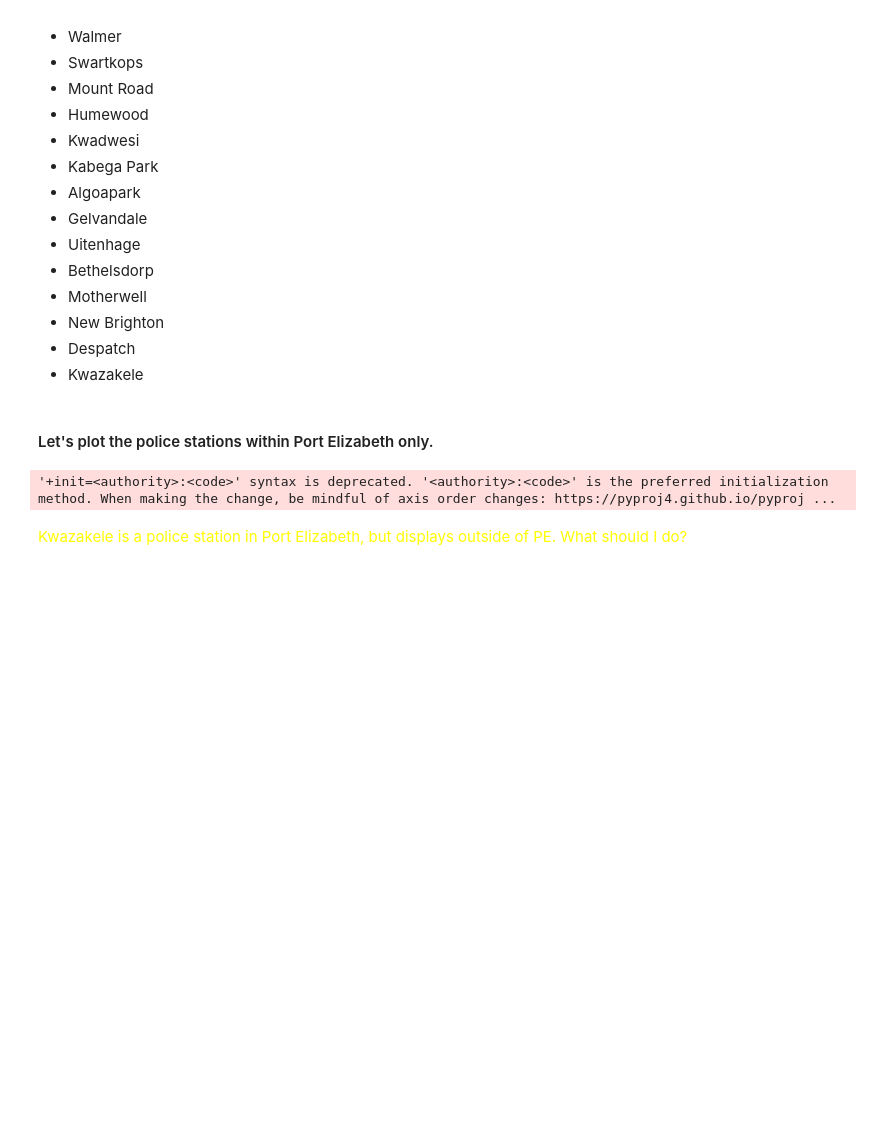
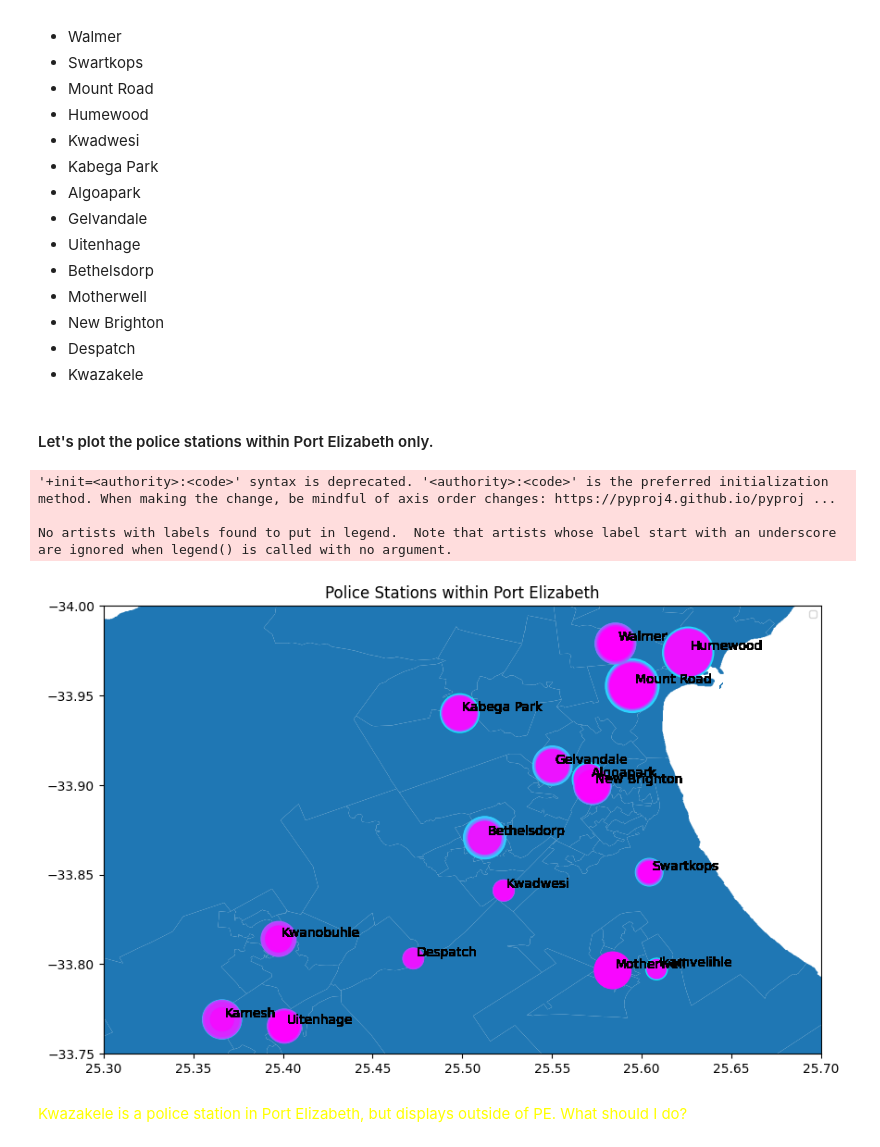
Before and after one commit to BlocknBoom123/CrimePy, a Jupyter notebook: CrimePy.ipynb, the cells around one changed output. Saved outputs shown, nothing was run; the diff lists cells and outputs as text; code cells hidden in the pictures; blank space fills up the shorter version.

```diff
--- a/CrimePy.ipynb
+++ b/CrimePy.ipynb
@@ -183,22 +185,24 @@ df.to_csv('PEcrimerates.csv', encoding='utf-8', index=False) #Create new csv fil
 # %%
 #A GeoDataFrame is a dataframe that accepts a geometry column (POINT pairs)
 geo_df = gpd.GeoDataFrame(df, crs = {'init': 'epsg:4326'}, geometry = [Point(xy) for xy in zip(df['Longitude'], df['Latitude'])])
 
-# fig, ax = plt.subplots(figsize=(10,10))
-# map = gpd.read_file("gadm41_ZAF_shp\\gadm41_ZAF_4.shp")
-# map.plot(aspect=1,ax=ax) #Plot the map of South Africa
-#geo_df['Crimes'] = geo_df['Crimes'].astype('float64')
-# geo_df.plot(aspect=1,ax=ax, markersize='Crimes', color='purple') #Plot the latitude longitude pairs onto the same SA map.
-# #geo_df[geo_df['Police Station'] == 'Kwazakele'].plot(aspect=1,ax=ax,markersize=40,color='purple',marker='o',label='Kwazakele')
-# ax.set_ylim([-33.75, -34])
-# ax.set_xlim([25.3, 25.7])
-# plt.title('Police Stations within Port Elizabeth')
-# plt.legend(prop={'size':7})
-# for x, y, label in zip(geo_df.geometry.x, geo_df.geometry.y, geo_df['Police Station']):
-#     ax.annotate(label, xy=(x, y), xytext=(2, 2), textcoords="offset points")
-# plt.show()
+fig, ax = plt.subplots(figsize=(10,10))
+map = gpd.read_file("gadm41_ZAF_shp\\gadm41_ZAF_4.shp")
+map.plot(aspect=1,ax=ax) #Plot the map of South Africa
+geo_df['Crimes'] = geo_df['Crimes'].astype('float64')
+geo_df.plot(aspect=1,ax=ax, markersize='Crimes', cmap = 'cool') #Plot the latitude longitude pairs onto the same SA map.
+ax.set_ylim([-33.75, -34])
+ax.set_xlim([25.3, 25.7])
+plt.title('Police Stations within Port Elizabeth')
+plt.legend(prop={'size':7})
+for x, y, label in zip(geo_df.geometry.x, geo_df.geometry.y, geo_df['Police Station']):
+    ax.annotate(label, xy=(x, y), xytext=(2, 2), textcoords="offset points")
+plt.show()
 # %% [output]
 '+init=<authority>:<code>' syntax is deprecated. '<authority>:<code>' is the preferred initialization method. When making the change, be mindful of axis order changes: https://pyproj4.github.io/pyproj ...
+
+No artists with labels found to put in legend.  Note that artists whose label start with an underscore are ignored when legend() is called with no argument.
+[figure, added]
 # %%
 sum_crimes = geo_df.groupby(['Police Station'])['Crimes'].sum()
 sum_crimes = sum_crimes.reset_index()
```
Also changed, not shown: parts of 3 cells of this notebook, 2 other files.
